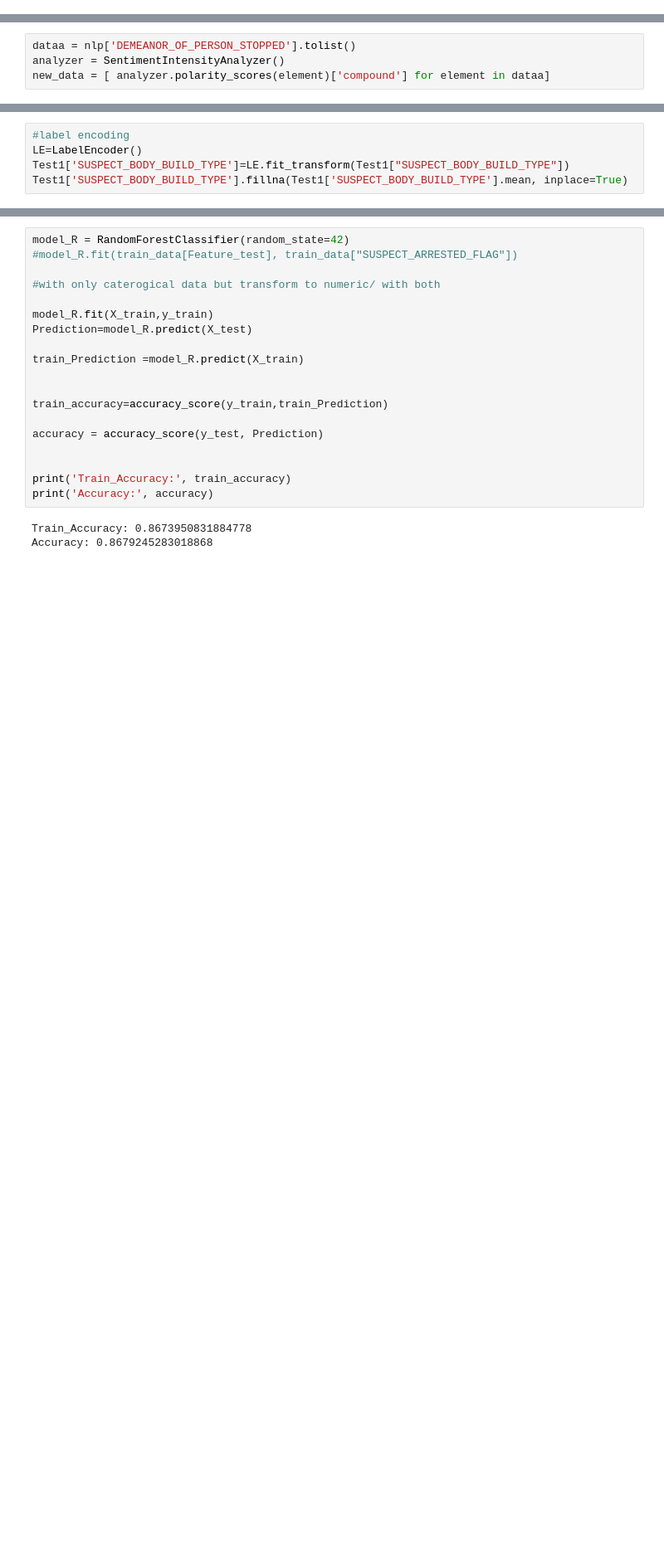
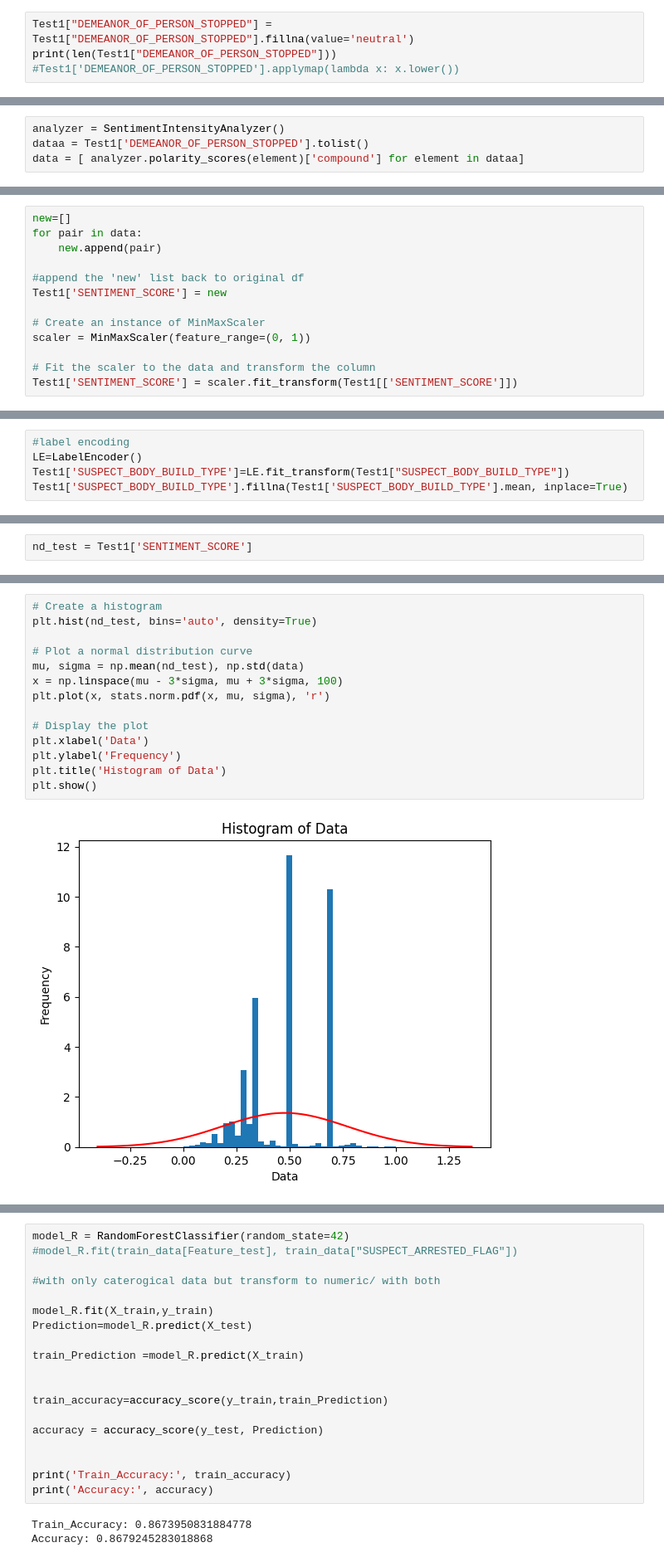
Before and after one commit to RicardoTlatelpa/StopAndFrisk, a Jupyter notebook: Final_Model.ipynb, the cells around one changed output, grey strips where cells are left out. Shown at 83% size. Saved outputs shown, nothing was run; the diff lists cells and outputs as text; blank space fills up the shorter version.

Commit message:
normalised sentiment

```diff
--- a/Final_Model.ipynb
+++ b/Final_Model.ipynb
@@ -49,0 +50,4 @@ print(f"Number of null values in 'column_name': {null_count}")
+# %%
+Test1["DEMEANOR_OF_PERSON_STOPPED"] = Test1["DEMEANOR_OF_PERSON_STOPPED"].fillna(value='neutral')
+print(len(Test1["DEMEANOR_OF_PERSON_STOPPED"]))
+#Test1['DEMEANOR_OF_PERSON_STOPPED'].applymap(lambda x: x.lower())
@@ -50,4 +56,4 @@ print(f"Number of null values in 'column_name': {null_count}")
 # %%
-dataa = nlp['DEMEANOR_OF_PERSON_STOPPED'].tolist()
 analyzer = SentimentIntensityAnalyzer()
-new_data = [ analyzer.polarity_scores(element)['compound'] for element in dataa]
+dataa = Test1['DEMEANOR_OF_PERSON_STOPPED'].tolist()
+data = [ analyzer.polarity_scores(element)['compound'] for element in dataa]
@@ -59,0 +60,13 @@ final_df = pd.DataFrame(new, columns=['DEMEANOR_OF_PERSON_STOPPED', 'COMPOUND_SE
+# %%
+new=[]
+for pair in data:
+    new.append(pair)
+
+#append the 'new' list back to original df
+Test1['SENTIMENT_SCORE'] = new
+
+# Create an instance of MinMaxScaler
+scaler = MinMaxScaler(feature_range=(0, 1))
+
+# Fit the scaler to the data and transform the column
+Test1['SENTIMENT_SCORE'] = scaler.fit_transform(Test1[['SENTIMENT_SCORE']])
@@ -111,3 +146,5 @@ y_test = test_data['SUSPECT_ARRESTED_FLAG'] # testing target variable
 
 smote = SMOTE()
 X_train_oversampled, y_train_oversampled = smote.fit_resample(X_train, y_train)
+# %%
+nd_test = Test1['SENTIMENT_SCORE']
@@ -113,0 +169,16 @@ X_train_oversampled, y_train_oversampled = smote.fit_resample(X_train, y_train)
+# %%
+# Create a histogram
+plt.hist(nd_test, bins='auto', density=True)
+
+# Plot a normal distribution curve
+mu, sigma = np.mean(nd_test), np.std(data)
+x = np.linspace(mu - 3*sigma, mu + 3*sigma, 100)
+plt.plot(x, stats.norm.pdf(x, mu, sigma), 'r')
+
+# Display the plot
+plt.xlabel('Data')
+plt.ylabel('Frequency')
+plt.title('Histogram of Data')
+plt.show()
+# %% [output]
+[figure, added]
```
Also changed, not shown: parts of 19 cells of this notebook.
